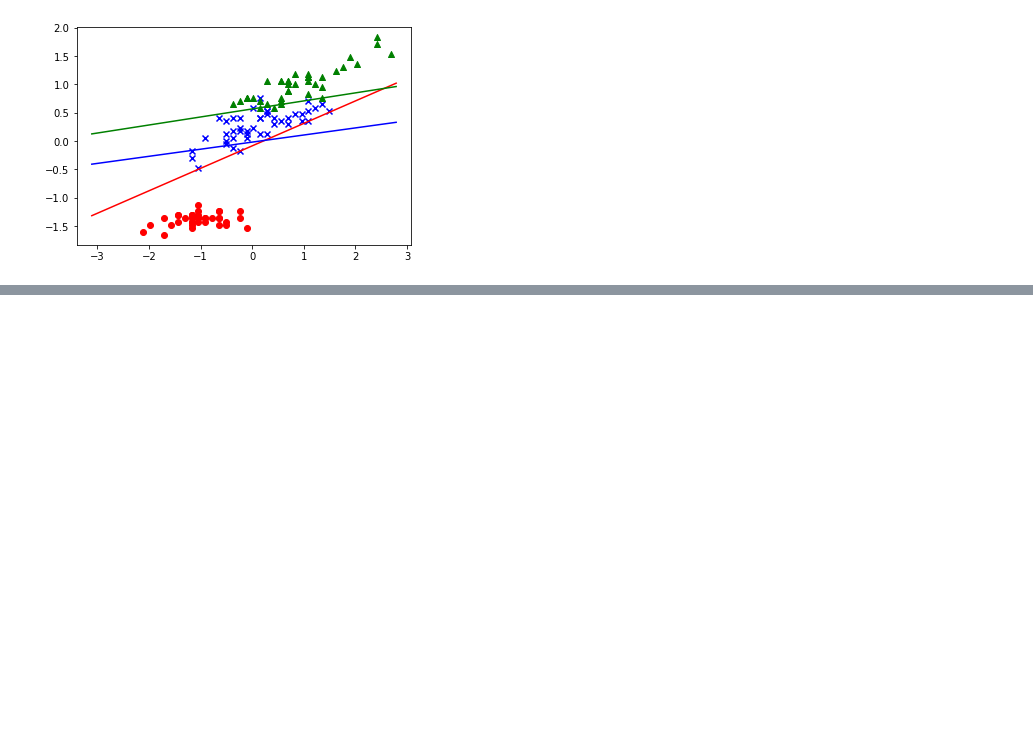
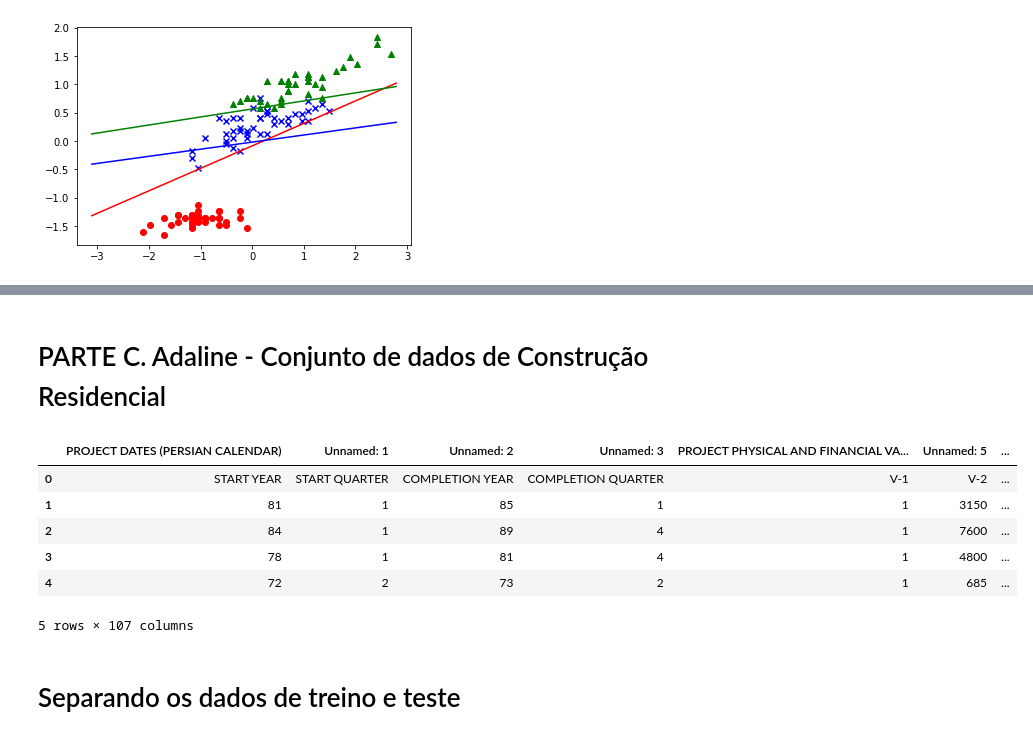
Before and after one commit to cacajr/RNA, a Jupyter notebook: exercises_3.ipynb, the cells around one changed output, grey strips where cells are left out. Cells and saved outputs as stored; diff of their text form; code cells hidden in the pictures; blank space fills up the shorter version.

```diff
--- a/exercises_3.ipynb
+++ b/exercises_3.ipynb
@@ -100,0 +291,22 @@ plt.show()
+# %% [markdown]
+# PARTE C. Adaline - Conjunto de dados de Construção Residencial
+# %%
+import pandas as pd
+
+Xy = pd.read_excel('./datasets/residential_building.xlsx')
+
+X = Xy.drop(Xy.columns[len(Xy.columns) - 2:], axis=1)
+y_1 = Xy[Xy.columns[len(Xy.columns) - 2]]
+y_2 = Xy[Xy.columns[-1]]
+
+X.head()
+# %% [output]
+|  | PROJECT DATES (PERSIAN CALENDAR) | Unnamed: 1 | Unnamed: 2 | Unnamed: 3 | PROJECT PHYSICAL AND FINANCIAL VA... | Unnamed: 5 | ... |
+| 0 | START YEAR | START QUARTER | COMPLETION YEAR | COMPLETION QUARTER | V-1 | V-2 | ... |
+| 1 | 81 | 1 | 85 | 1 | 1 | 3150 | ... |
+| 2 | 84 | 1 | 89 | 4 | 1 | 7600 | ... |
+| 3 | 78 | 1 | 81 | 4 | 1 | 4800 | ... |
+| 4 | 72 | 2 | 73 | 2 | 1 | 685 | ... |
+5 rows × 107 columns
+# %% [markdown]
+# Separando os dados de treino e teste
```
Also changed, not shown: parts of 28 cells of this notebook, 5 other files.
